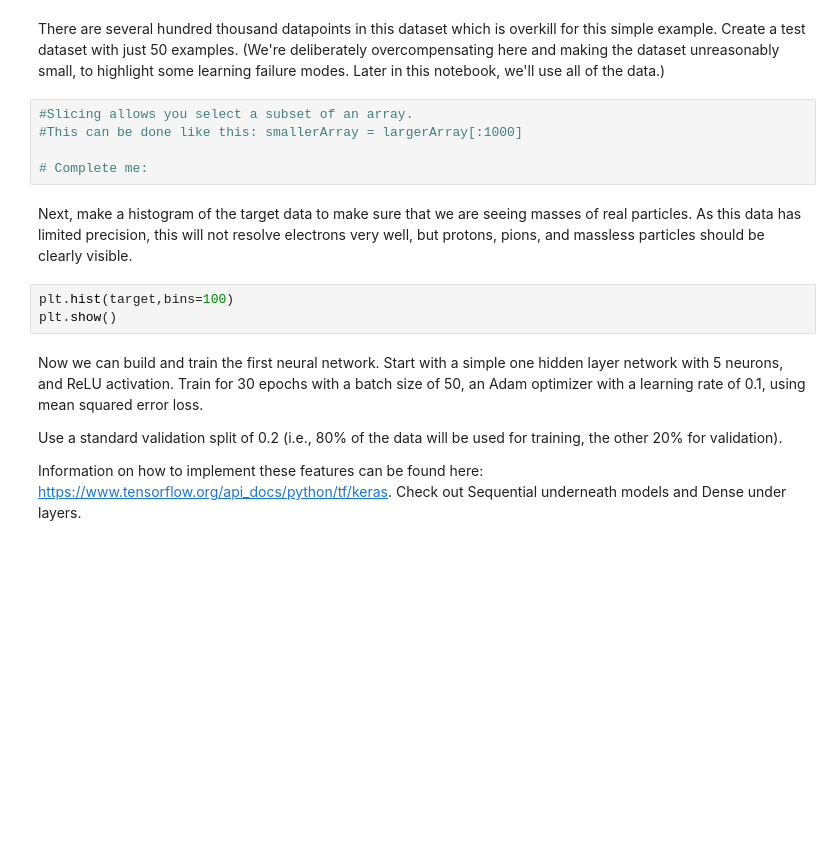
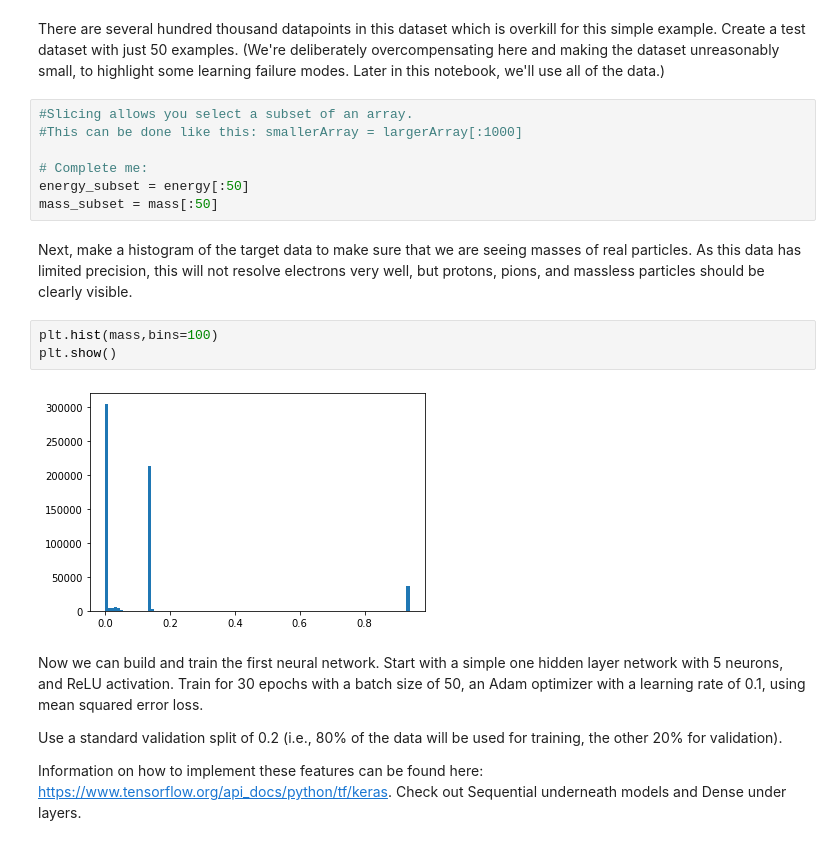
Before and after one commit to iishiishii/MachineLearnECT, a Jupyter notebook: Day 6/hw.ipynb, the cells around one changed output. Drawn from its saved outputs; the diff is of its cells as text; blank space fills up the shorter version.

```diff
--- a/Day 6/hw.ipynb
+++ b/Day 6/hw.ipynb
@@ -55,11 +52,15 @@ There are several hundred thousand datapoints in this dataset which is overkill
 #This can be done like this: smallerArray = largerArray[:1000]
 
 # Complete me:
+energy_subset = energy[:50]
+mass_subset = mass[:50]
 # %% [markdown]
 Next, make a histogram of the target data to make sure that we are seeing masses of real particles. As this data has limited precision, this will not resolve electrons very well, but protons, pions, and massless particles should be clearly visible.
 # %%
-plt.hist(target,bins=100)
+plt.hist(mass,bins=100)
 plt.show()
+# %% [output]
+[figure, added]
 # %% [markdown]
 Now we can build and train the first neural network. Start with a simple one hidden layer network with 5 neurons, and ReLU activation. Train for 30 epochs with a batch size of 50, an Adam optimizer with a learning rate of 0.1, using mean squared error loss.
 
```
Also changed, not shown: parts of 24 cells of this notebook, 1 other file.
